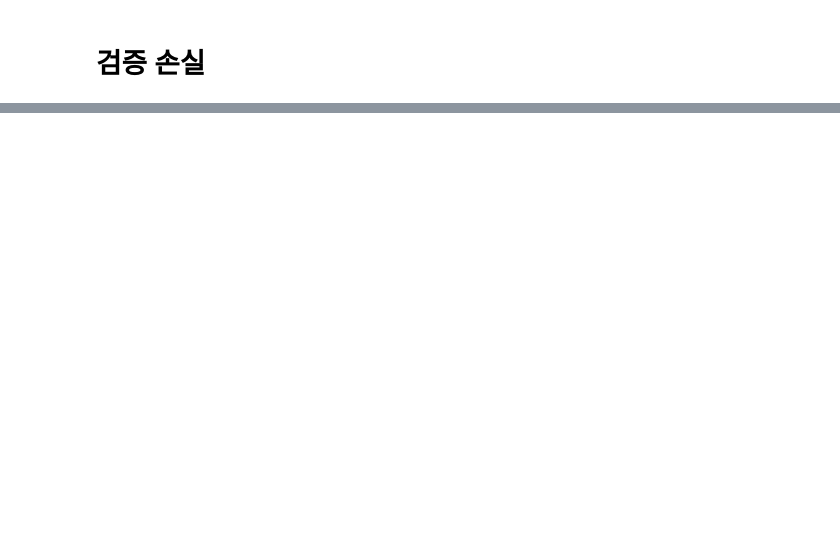
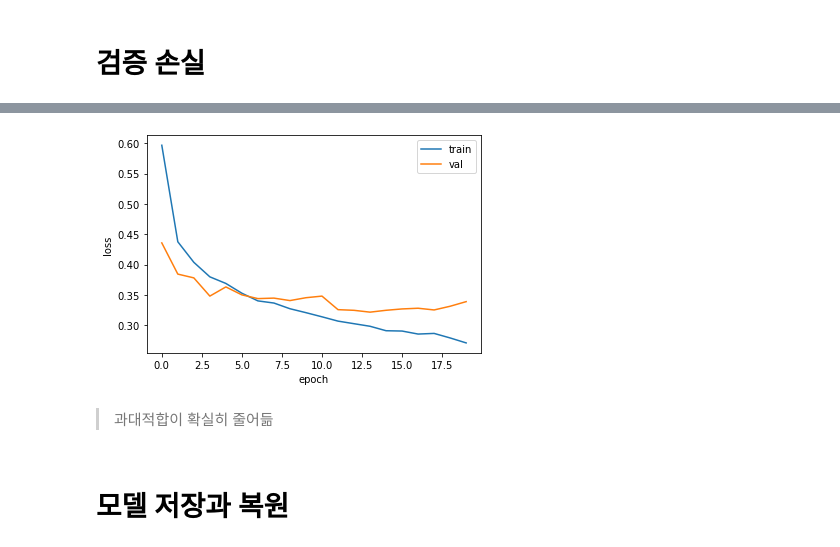
Before and after one commit to cjfal2/dj, a Jupyter notebook: _notebooks/2022-03-08-혼공머7챕3장.ipynb, the cells around one changed output, grey strips where cells are left out. Saved outputs shown, nothing was run; the diff lists cells and outputs as text; code cells hidden in the pictures; blank space fills up the shorter version.

```diff
--- a/_notebooks/2022-03-08-혼공머7챕3장.ipynb
+++ b/_notebooks/2022-03-08-혼공머7챕3장.ipynb
@@ -157,0 +214,4 @@ plt.show()
+# %%
+# 정의한 model_fn 함수에 드롭아웃 객체를 전달
+model = model_fn(keras.layers.Dropout(0.3))
+model.summary()
@@ -157,0 +245,21 @@ plt.show()
+# %%
+# 훈련손실과 검증손실의 그래프를 그려보기
+
+model.compile(optimizer='adam', loss='sparse_categorical_crossentropy',
+              metrics='accuracy')
+
+history = model.fit(train_scaled, train_target, epochs=20, verbose=0,
+                    validation_data=(val_scaled, val_target))
+
+plt.plot(history.history['loss'])
+plt.plot(history.history['val_loss'])
+plt.xlabel('epoch')
+plt.ylabel('loss')
+plt.legend(['train', 'val'])
+plt.show()
+# %% [output]
+[figure, added]
+# %% [markdown]
+> 과대적합이 확실히 줄어듦
+# %% [markdown]
+# 모델 저장과 복원
```
Also changed, not shown: parts of 33 cells of this notebook.
